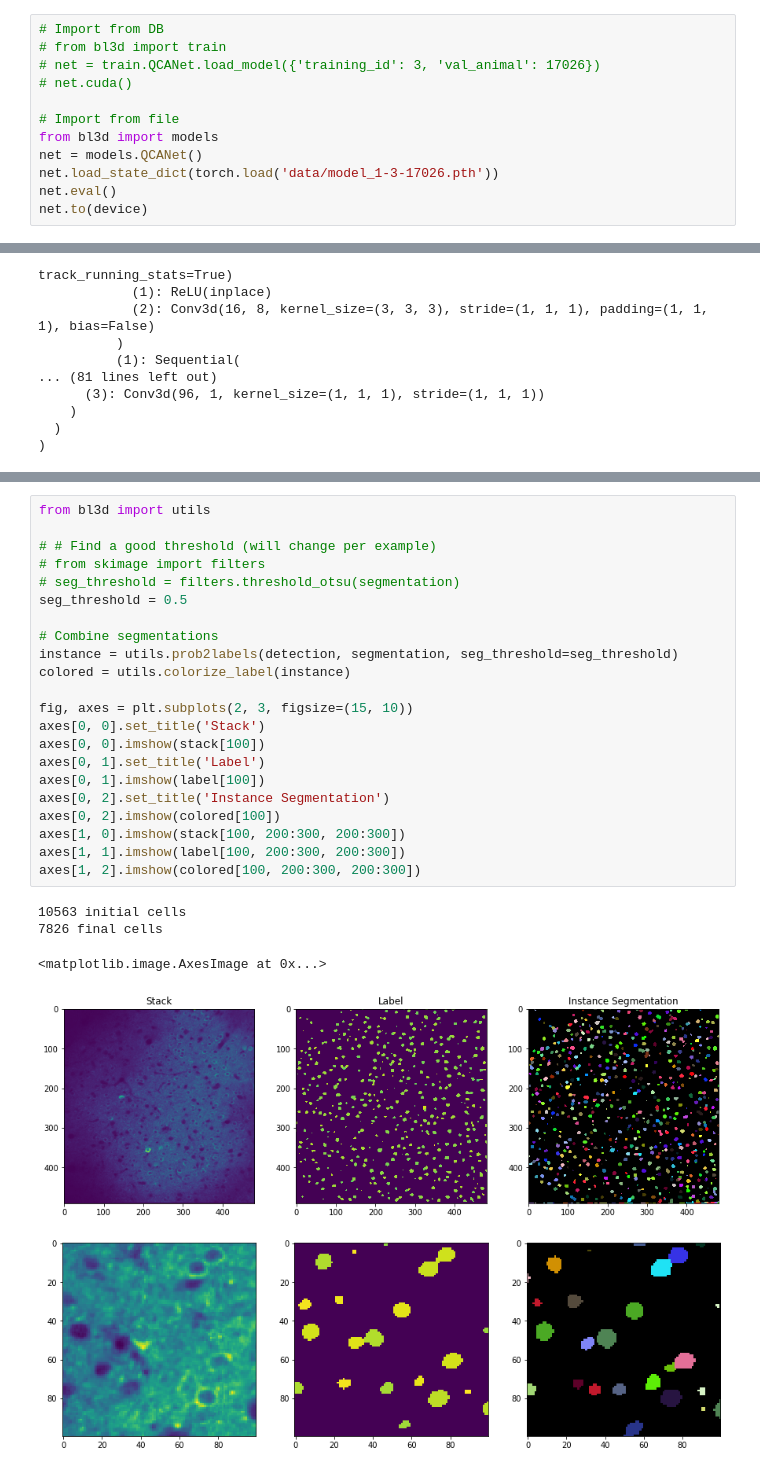
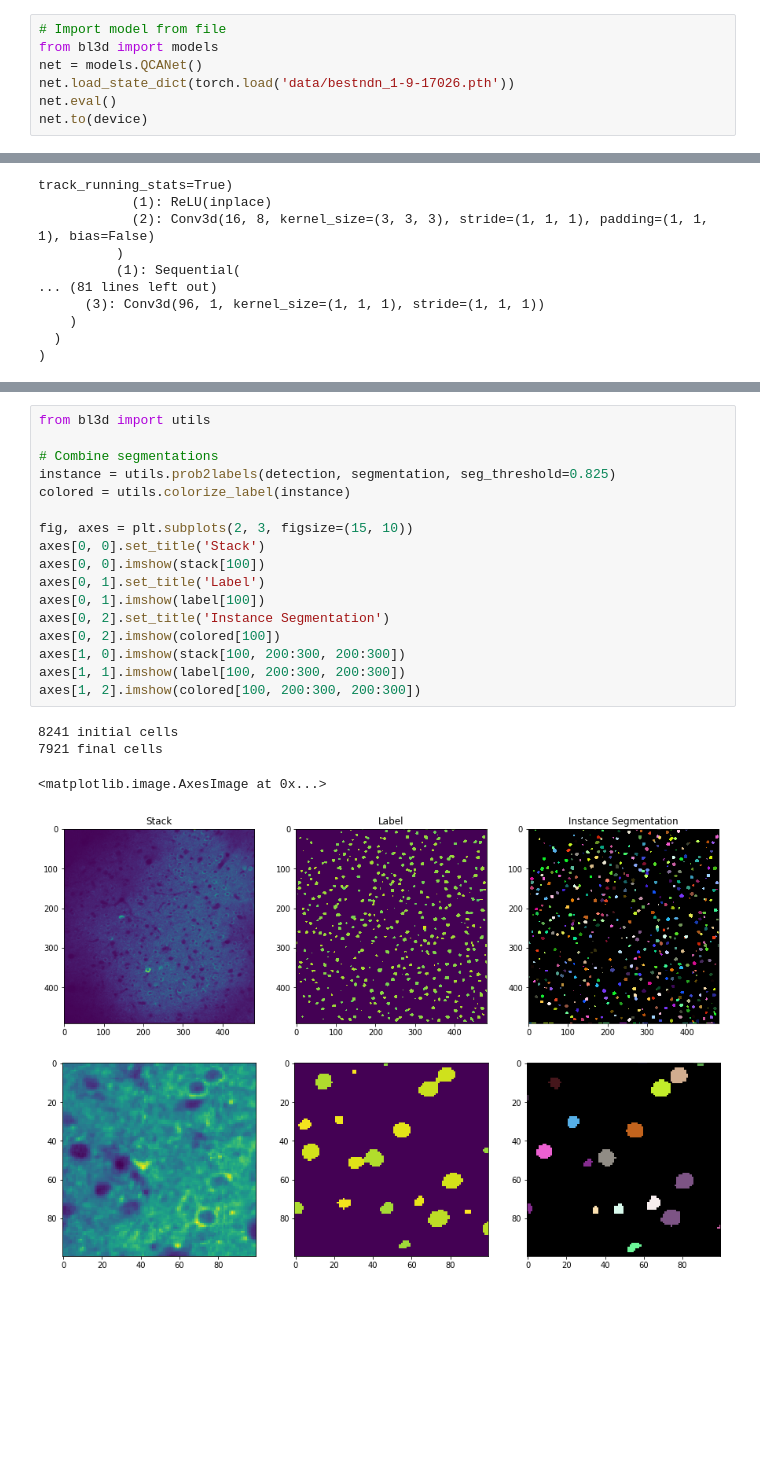
Before and after one commit to cajal/bl3d, a Jupyter notebook: Demo.ipynb, the cells around one changed output, grey strips where cells are left out. Drawn from its saved outputs; the diff is of its cells as text; blank space fills up the shorter version.

Commit message:
Add newer models and a Demo of QCANet

```diff
--- a/Demo.ipynb
+++ b/Demo.ipynb
@@ -8,15 +14,10 @@ import matplotlib.pyplot as plt
 
 device = torch.device('cuda' if torch.cuda.is_available() else 'cpu')
 # %%
-# Import from DB
-# from bl3d import train
-# net = train.QCANet.load_model({'training_id': 3, 'val_animal': 17026})
-# net.cuda()
-
-# Import from file
+# Import model from file
 from bl3d import models
 net = models.QCANet()
-net.load_state_dict(torch.load('data/model_1-3-17026.pth'))
+net.load_state_dict(torch.load('data/bestndn_1-9-17026.pth'))
 net.eval()
 net.to(device)
 # %% [output]
@@ -88,27 +89,22 @@ axes[1, 3].imshow(segmentation[100, 200:300, 200:300])
 # %%
 from bl3d import utils
 
-# # Find a good threshold (will change per example)
-# from skimage import filters
-# seg_threshold = filters.threshold_otsu(segmentation)
-seg_threshold = 0.5
-
 # Combine segmentations
-instance = utils.prob2labels(detection, segmentation, seg_threshold=seg_threshold)
+instance = utils.prob2labels(detection, segmentation, seg_threshold=0.825)
 colored = utils.colorize_label(instance)
 
 fig, axes = plt.subplots(2, 3, figsize=(15, 10))
 axes[0, 0].set_title('Stack')
 axes[0, 0].imshow(stack[100])
 axes[0, 1].set_title('Label')
 axes[0, 1].imshow(label[100])
 axes[0, 2].set_title('Instance Segmentation')
 axes[0, 2].imshow(colored[100])
 axes[1, 0].imshow(stack[100, 200:300, 200:300])
 axes[1, 1].imshow(label[100, 200:300, 200:300])
 axes[1, 2].imshow(colored[100, 200:300, 200:300])
 # %% [output]
-10563 initial cells
-7826 final cells
+8241 initial cells
+7921 final cells
 <matplotlib.image.AxesImage at 0x...>
-[figure, old version]
+[figure, new version]
```
Also changed, not shown: parts of 7 cells of this notebook, 5 other files.
